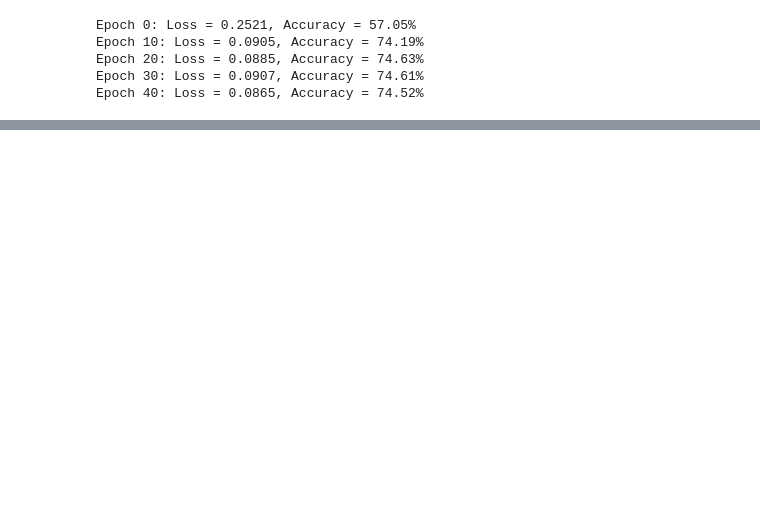
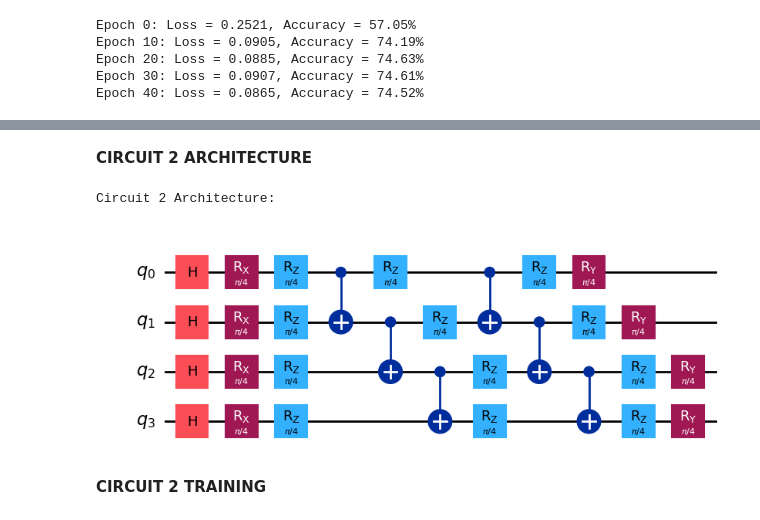
Before and after one commit to Munsh1/Quantum-LSTM, a Jupyter notebook: POS_tagging_final.ipynb, the cells around one changed output, grey strips where cells are left out. Cells and saved outputs as stored; diff of their text form; code cells hidden in the pictures; blank space fills up the shorter version.

```diff
--- a/POS_tagging_final.ipynb
+++ b/POS_tagging_final.ipynb
@@ -864,26 +810,41 @@ plt.show()
+# %% [markdown]
+**CIRCUIT 2 ARCHITECTURE**
 # %%
-# Circuit 2 Visualization
+# Circuit 2: Visualization using Qiskit draw
 def visualize_circuit_2():
     n_qubits = 4
     qc = QuantumCircuit(n_qubits)
 
-    # Alternative architecture with different gate sequence
+    # Initial layer
     for i in range(n_qubits):
         qc.h(i)
 
+    # First variational layer
+    for i in range(n_qubits):
+        qc.rx(np.pi/4, i)
+        qc.rz(np.pi/4, i)
+
     # Double entanglement layer
-    for _ in range(2):
+    for _ in range(2):  # Repeat entanglement twice
         for i in range(n_qubits-1):
             qc.cx(i, i+1)
         for i in range(n_qubits):
-            qc.rz(0.1, i)
+            qc.rz(np.pi/4, i)
+
+    # Final rotation layer
+    for i in range(n_qubits):
+        qc.ry(np.pi/4, i)
 
     return qc.draw(output='mpl')
 
-plt.figure(figsize=(15, 5))
+# Visualize Circuit 2
+print("Circuit 2 Architecture:")
 visualize_circuit_2()
-plt.title("Circuit 2 Architecture")
-plt.show()
+# %% [output]
+Circuit 2 Architecture:
+[figure, added]
+# %% [markdown]
+**CIRCUIT 2 TRAINING**
 # %%
 # Circuit 2 Training
 def train_circuit_2(epochs=25):
```
Also changed, not shown: parts of 27 cells of this notebook.
